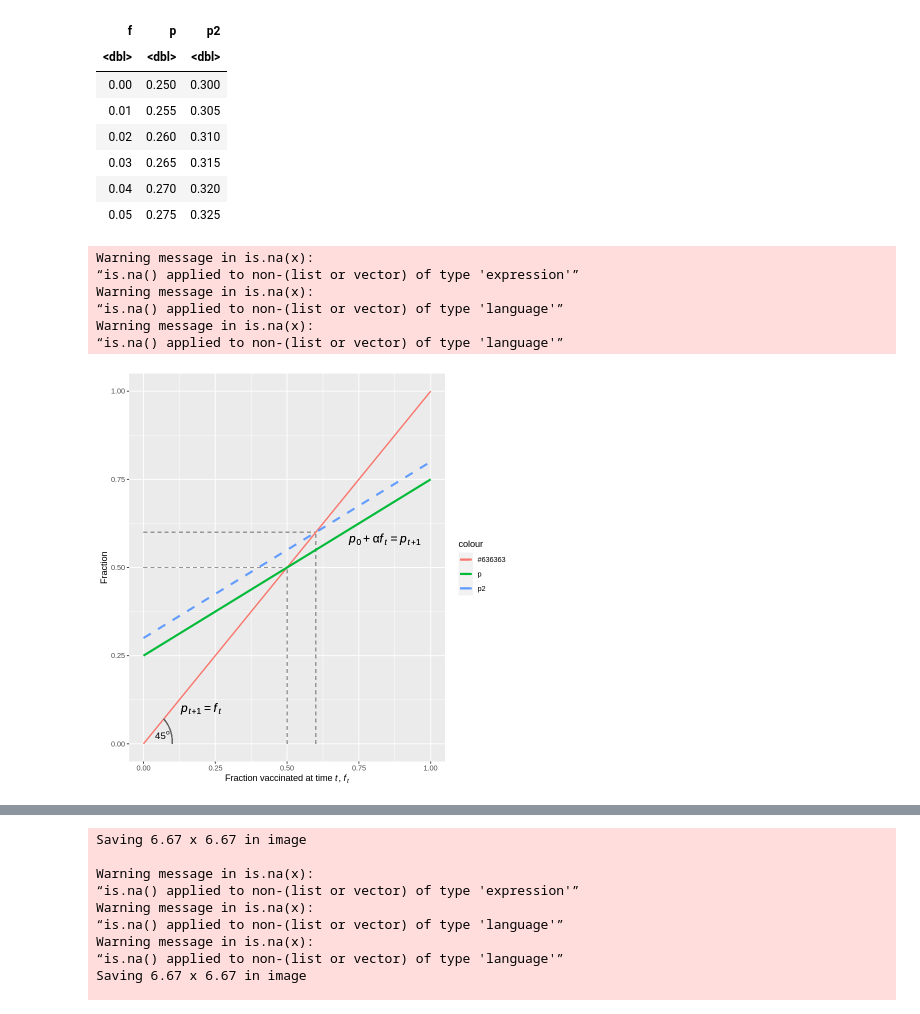
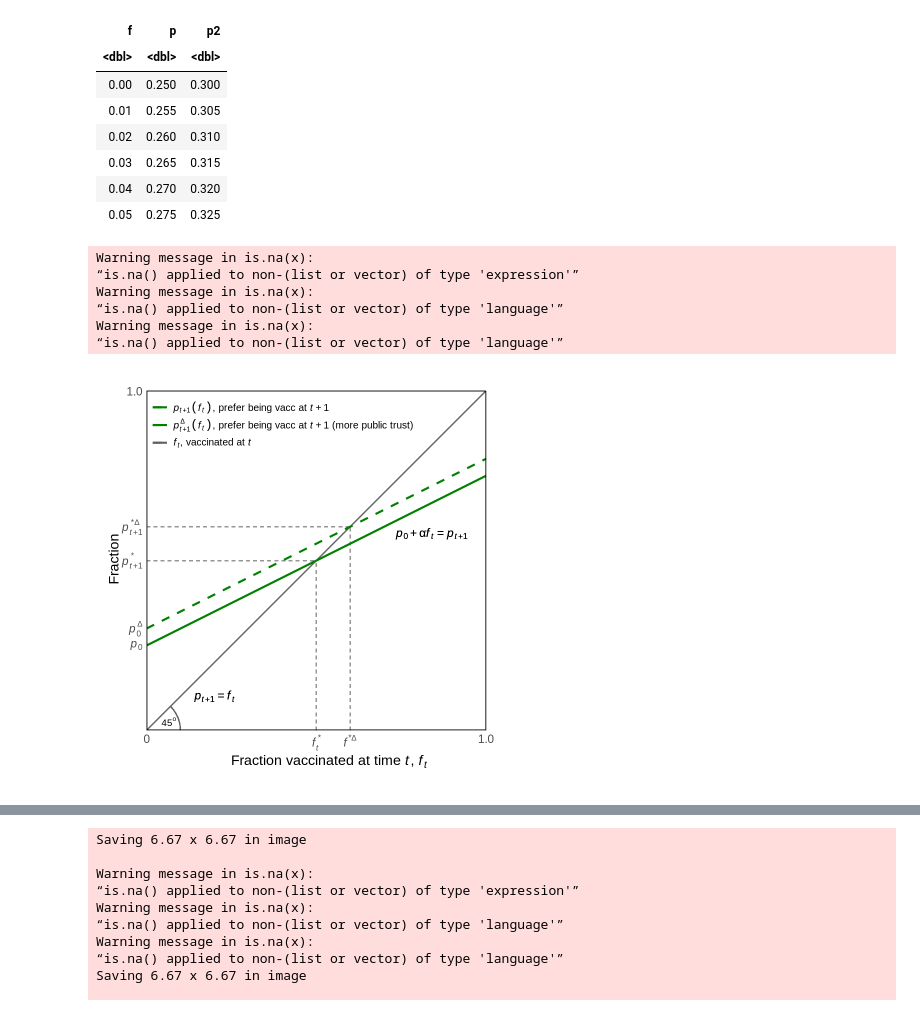
Before and after one commit to scottcohn97/schmelz_bowles, a Jupyter notebook: schmelz_bowles.ipynb, the cells around one changed output, grey strips where cells are left out. Cells and saved outputs as stored; diff of their text form; code cells hidden in the pictures.

```diff
--- a/schmelz_bowles.ipynb
+++ b/schmelz_bowles.ipynb
@@ -361,32 +362,75 @@ A tibble: 6 × 3
 # %%
 # Base plot
 sm1 <- df_sm %>% ggplot(aes(x = f)) +
   geom_segment(x = 0.5, y = 0, xend = 0.5, yend = 0.5, color = "#969696", linetype = 2, size = 0.5) +
   geom_segment(x = 0.0, y = 0.5, xend = 0.5, yend = 0.5, color = "#969696", linetype = 2, size = 0.5) +
   geom_segment(x = 0.6, y = 0, xend = 0.6, yend = 0.6, color = "#969696", linetype = 2, size = 0.5) +
   geom_segment(x = 0.0, y = 0.6, xend = 0.6, yend = 0.6, color = "#969696", linetype = 2, size = 0.5) +
   geom_line(aes(y = f, color = "#636363"), linetype = 1, size = 0.8) +
   geom_line(aes(y = p, color = "p"), size = 1.2) +
   geom_line(aes(y = p2, color = "p2"), size = 1.2, linetype = 2) +
   geom_curve(aes(x = .1, y = 0, xend = sqrt(2)/20, yend = sqrt(2)/20), data = df_sm, curvature = 0.2, color = "#636363")
 
   # Add labels + Annotations
 sm2 <- sm1 +
   #xlab("Fraction vaccinated at time *t*, *f*<sub>*t*</sub>") +
   #xlab("% vaccinated at time *t*, *f*<sub>*t*</sub>") +
   xlab(bquote("Fraction vaccinated at time " * italic(t) * ", " * italic(f[t]))) +
   #ylab("Fraction willing to be vaccinated at time *t+1*, *w*<sub>*t+1*</sub>") +
   ylab("Fraction") +
   annotate("text", x = 0.065, y = 0.025, label = TeX("45^{o}"), size = 4) +
   annotate("text", x = 0.2, y = 0.1, label = bquote(italic(p[t+1] == f[t])), size = 5) +
   annotate("text", x = 0.84, y = 0.58, label = bquote(italic(p[0] + alpha * f[t] == p[t + 1])), size = 5)
 
-sm2
+# Add theme elements
+sm3 <- sm2 +
+  # remove buffer
+  scale_x_continuous(limits = c(0,1.075), expand = c(0, 0),
+    breaks = c(0, 0.5, 0.6, 1),
+    labels = c(expression("0"),
+               expression(italic(f[t]^{ "*" })),
+               expression(italic(f^{ paste("*", Delta)})),
+               expression("1.0"))) +
+  scale_y_continuous(limits = c(0,1.01), expand = c(0, 0),
+    breaks = c(0.25, 0.3, 0.5, 0.6, 1),
+    labels = c(expression(italic(p[0])),
+               expression(italic(p[0]^{Delta})),
+               expression(italic(p[t + 1]^{"*"})),
+               expression(italic(p[t + 1]^{paste("*", Delta)})),
+               "1.0")) +
+  # color
+  scale_color_manual(name = element_blank(),
+    values = c("#636363", "#008000", "#008000"),
+    labels = c(bquote(italic(f[t]) * ", vaccinated at " * italic(t)),
+               bquote(italic(p[t+1]^Delta) * italic((f[t])) * ", prefer being vacc at " * italic(t+1) * " (more public trust)"),
+               bquote(italic(p[t+1]) * italic((f[t])) * ", prefer being vacc at " * italic(t+1))),
+               guide = guide_legend(reverse = TRUE)) +
+  # theme
+  coord_equal() +
+  theme_minimal() +
+  theme(
+    panel.grid = element_blank(),
+    legend.position = c(0.37, 0.9),
+    legend.text = element_text(size = 12),
+    legend.key.size = unit(0.75, "cm"),
+    axis.title.x = element_text(size = 17),
+    #axis.title.x = ggtext::element_markdown(size = 17),
+    axis.title.y = element_text(size = 17, angle = 90, vjust = 0.55),
+    #axis.title.y = ggtext::element_markdown(size = 17),
+    axis.text = element_text(size = 14),
+    plot.margin = margin(.5, .2, .5, .5, "cm")
+    ) +
+  annotate(geom = 'segment', y = 1, yend = 1, color = 'black', x = -Inf, xend = 1, size = 0.5) +
+  annotate(geom = 'segment', y = 0, yend = 0, color = 'black', x = -Inf, xend = 1, size = 1) +
+  annotate(geom = 'segment', y = 1, yend = 0, color = 'black', x = 1, xend = 1, size = 0.5) +
+  annotate(geom = 'segment', y = 1, yend = 0, color = 'black', x = 0, xend = 0, size = 1)
+
+sm3
 # %% [output]
 Warning message in is.na(x):
 “is.na() applied to non-(list or vector) of type 'expression'”
 Warning message in is.na(x):
 “is.na() applied to non-(list or vector) of type 'language'”
 Warning message in is.na(x):
 “is.na() applied to non-(list or vector) of type 'language'”
-[figure, old version]
+[figure, new version]
```
Also changed, not shown: parts of 4 cells of this notebook.
